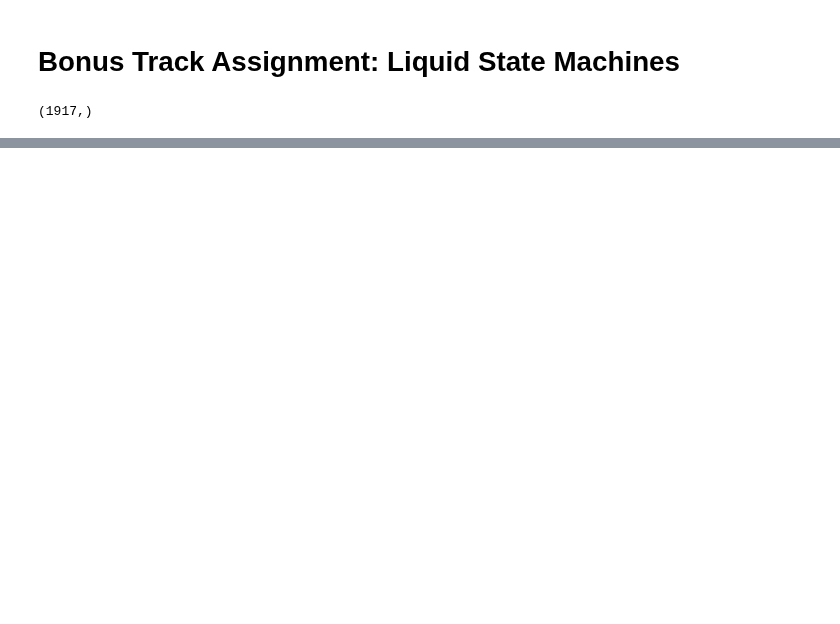
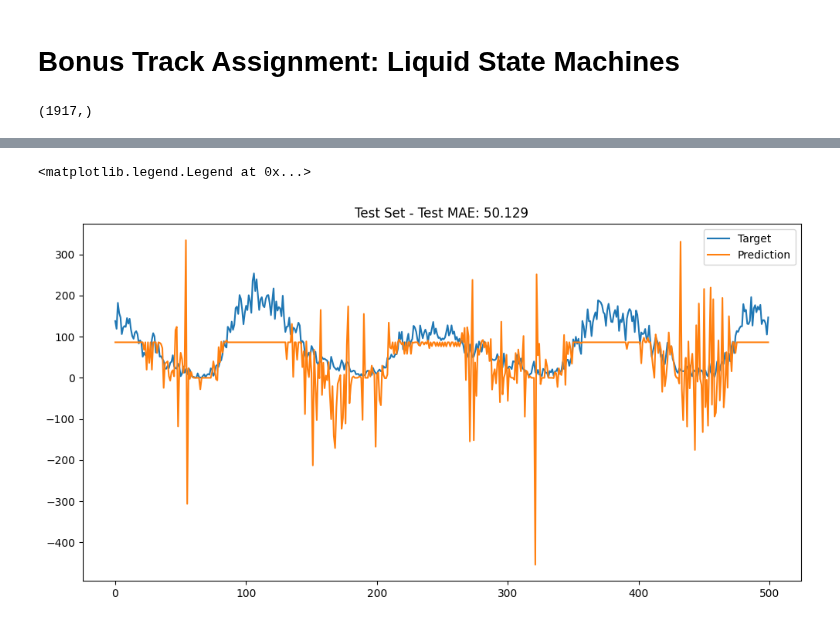
Before and after one commit to JacopoRaffi/CNS_Assignments, a Jupyter notebook: LAB1/BONUS_LAB1/main.ipynb, the cells around one changed output, grey strips where cells are left out. Saved outputs shown, nothing was run; the diff lists cells and outputs as text; code cells hidden in the pictures; blank space fills up the shorter version.

```diff
--- a/LAB1/BONUS_LAB1/main.ipynb
+++ b/LAB1/BONUS_LAB1/main.ipynb
@@ -68,0 +73,9 @@ mae, config
+# %%
+plt.figure(figsize=(12, 6))
+plt.plot(test_Y, label='Target')
+plt.plot(y_test_pred, label='Prediction')
+plt.title(f'Test Set - Test MAE: {round(mae_test, 3)}')
+plt.legend()
+# %% [output]
+<matplotlib.legend.Legend at 0x...>
+[figure, added]
```
Also changed, not shown: parts of 7 cells of this notebook, 1 other file.
